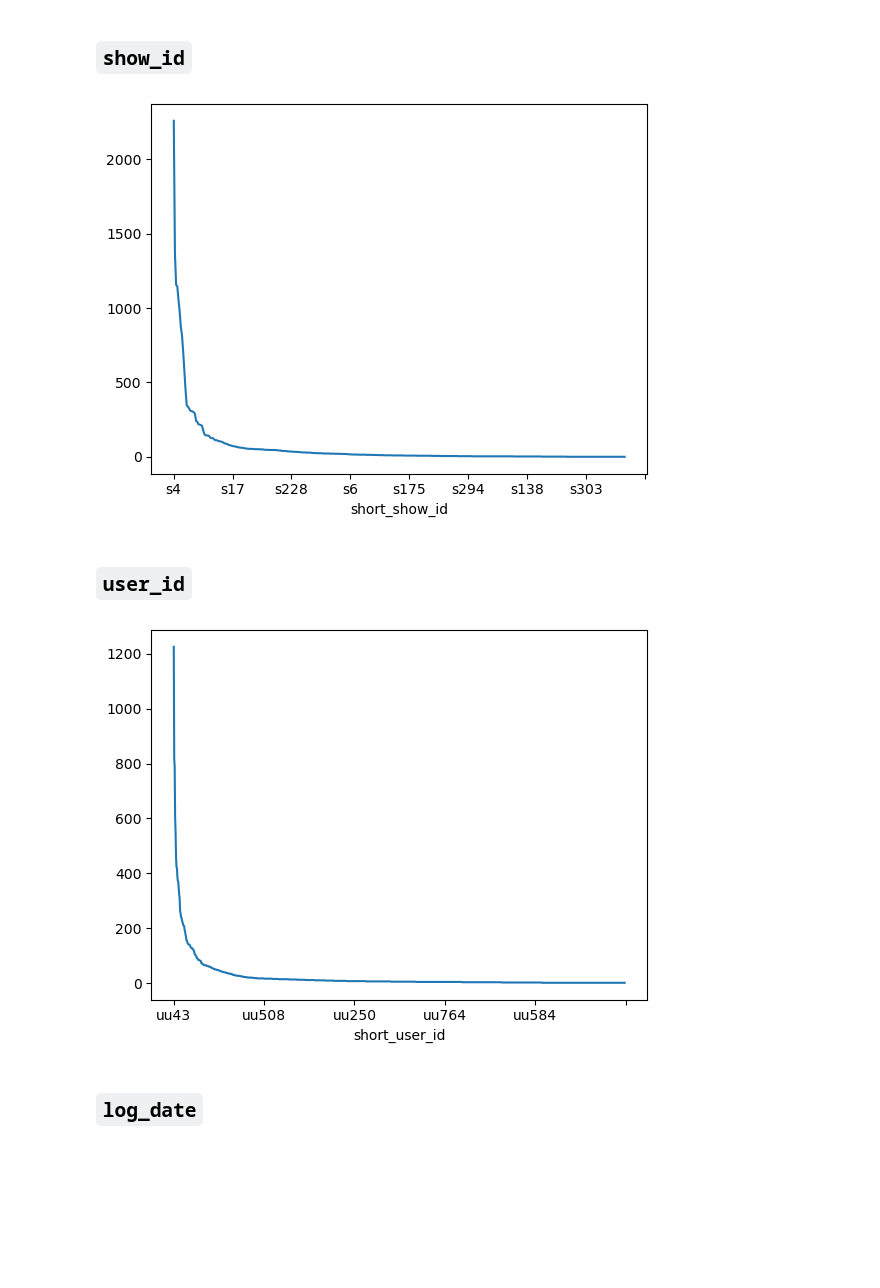
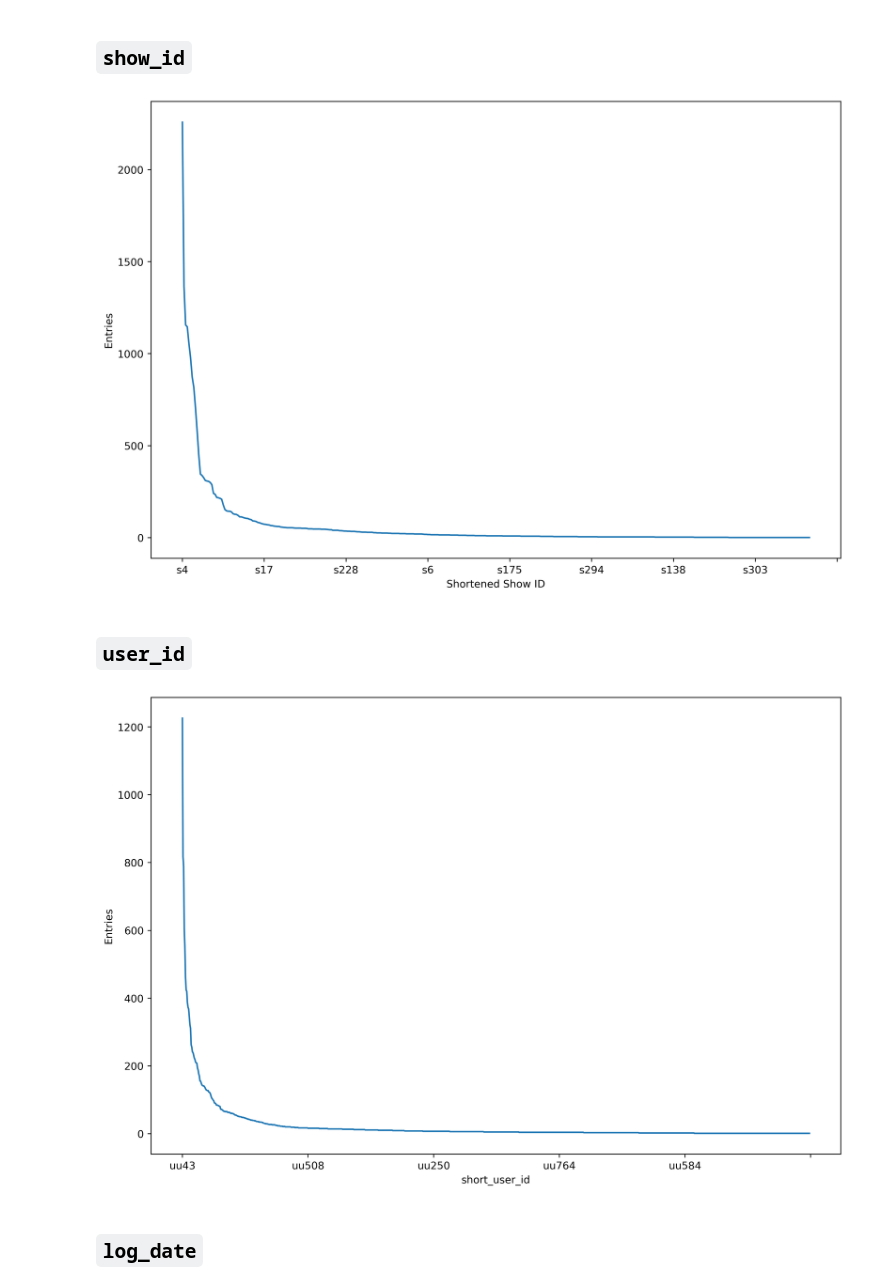
Before and after one commit to tczank/myUnext, a Jupyter notebook: trialEDA.ipynb, the cells around one changed output. Cells and saved outputs as stored; diff of their text form; code cells hidden in the pictures; blank space fills up the shorter version.

```diff
--- a/trialEDA.ipynb
+++ b/trialEDA.ipynb
@@ -51,23 +115,34 @@ plt.show()
 # %%
 df['short_show_id'] = df['show_id'].str.replace(r'^s0+', 's', regex=True)
 
 show_id_count = df['short_show_id'].value_counts()
+plt.figure(figsize=(12,8), dpi=400)
 show_id_count.plot(kind='line')
 
+plt.xlabel('Shortened Show ID')
+plt.ylabel('Entries')
+
+plt.savefig('./presen/fig/showId.png')
 plt.show()
 # %% [output]
-[figure, old version]
+[figure, new version]
 # %% [markdown]
 ## `user_id`
 # %%
 df['short_user_id'] = df['user_id'].str.replace(r'^uu0+', 'uu', regex=True)
 
 user_id_count = df['short_user_id'].value_counts()
+plt.figure(figsize=(12,8), dpi=400)
+
+plt.xlabel('User ID')
+plt.ylabel('Entries')
+
+
 user_id_count.plot(kind='line')
-
+plt.savefig('./presen/fig/userId.png')
 plt.show()
 # %% [output]
-[figure, old version]
+[figure, new version]
 # %% [markdown]
 ## `log_date`
 # %%
```
Also changed, not shown: parts of 19 cells of this notebook, 28 other files.
